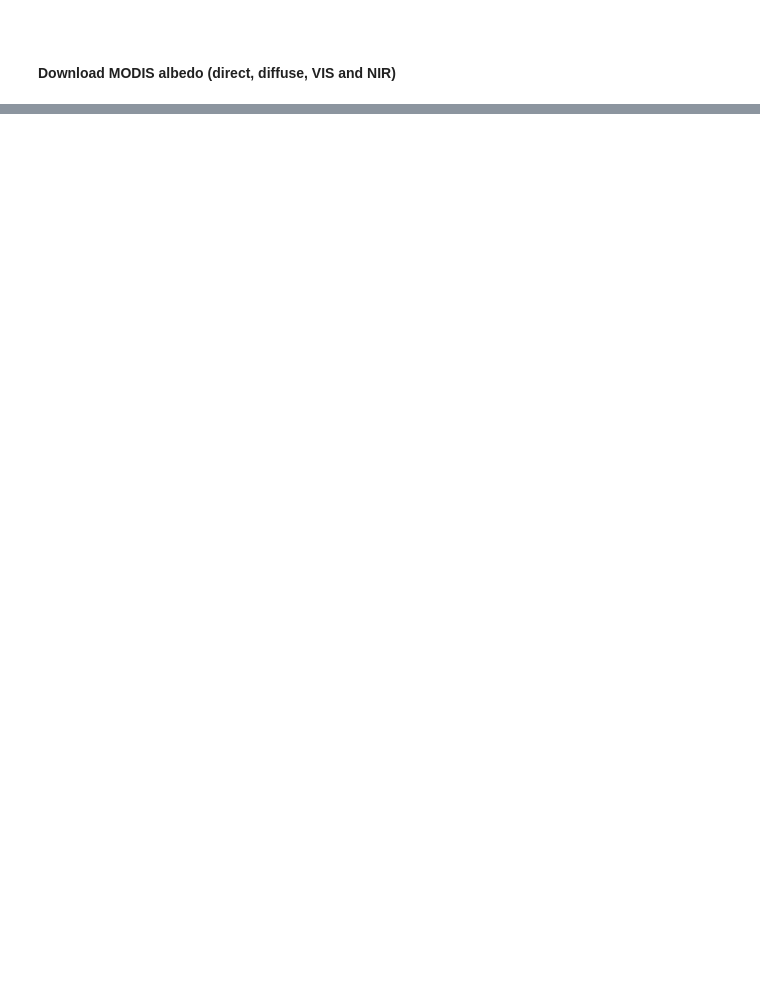
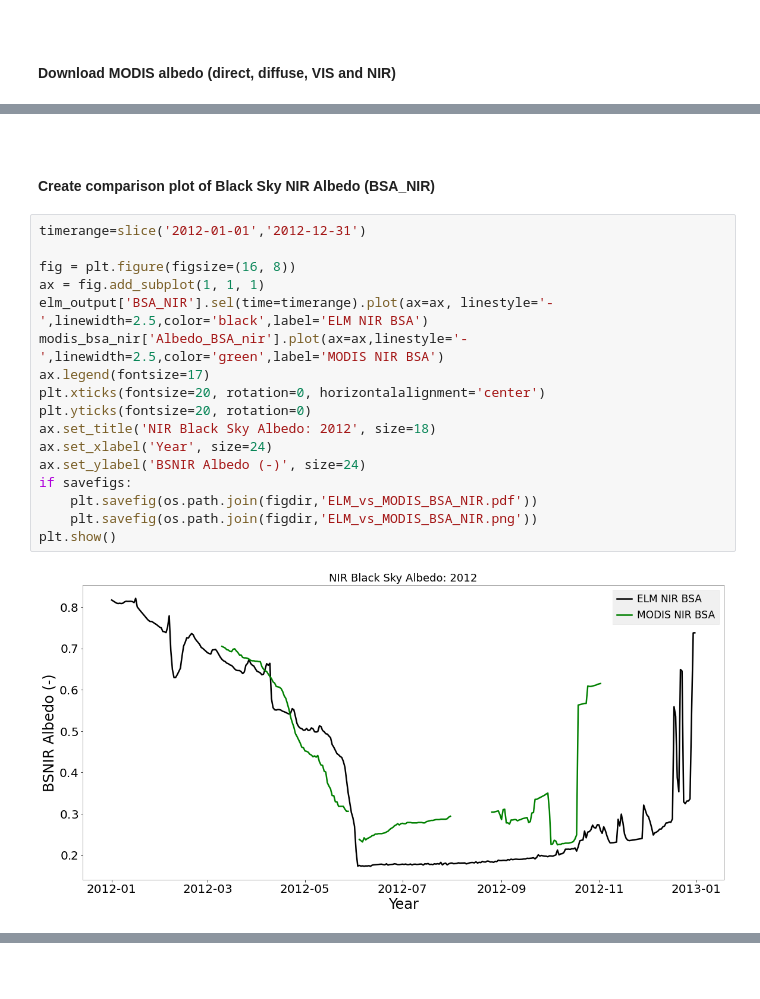
Before and after one commit to FASSt-simulation/fasst_simulation_tools, a Jupyter notebook: notebooks/ngeearctic/plot_ELM_vs_GEE_data.ipynb, the cells around one changed output, grey strips where cells are left out. Cells and saved outputs as stored; diff of their text form; blank space fills up the shorter version.

```diff
--- a/notebooks/ngeearctic/plot_ELM_vs_GEE_data.ipynb
+++ b/notebooks/ngeearctic/plot_ELM_vs_GEE_data.ipynb
@@ -661,0 +607,23 @@ plt.show()
+# %% [markdown]
+<br>
+
+#### Create comparison plot of Black Sky NIR Albedo (BSA_NIR)
+# %%
+timerange=slice('2012-01-01','2012-12-31')
+
+fig = plt.figure(figsize=(16, 8))
+ax = fig.add_subplot(1, 1, 1)
+elm_output['BSA_NIR'].sel(time=timerange).plot(ax=ax, linestyle='-',linewidth=2.5,color='black',label='ELM NIR BSA')
+modis_bsa_nir['Albedo_BSA_nir'].plot(ax=ax,linestyle='-',linewidth=2.5,color='green',label='MODIS NIR BSA')
+ax.legend(fontsize=17)
+plt.xticks(fontsize=20, rotation=0, horizontalalignment='center')
+plt.yticks(fontsize=20, rotation=0)
+ax.set_title('NIR Black Sky Albedo: 2012', size=18)
+ax.set_xlabel('Year', size=24)
+ax.set_ylabel('BSNIR Albedo (-)', size=24)
+if savefigs:
+    plt.savefig(os.path.join(figdir,'ELM_vs_MODIS_BSA_NIR.pdf'))
+    plt.savefig(os.path.join(figdir,'ELM_vs_MODIS_BSA_NIR.png'))
+plt.show()
+# %% [output]
+[figure, added]
```
Also changed, not shown: parts of 47 cells of this notebook, 2 other files.
